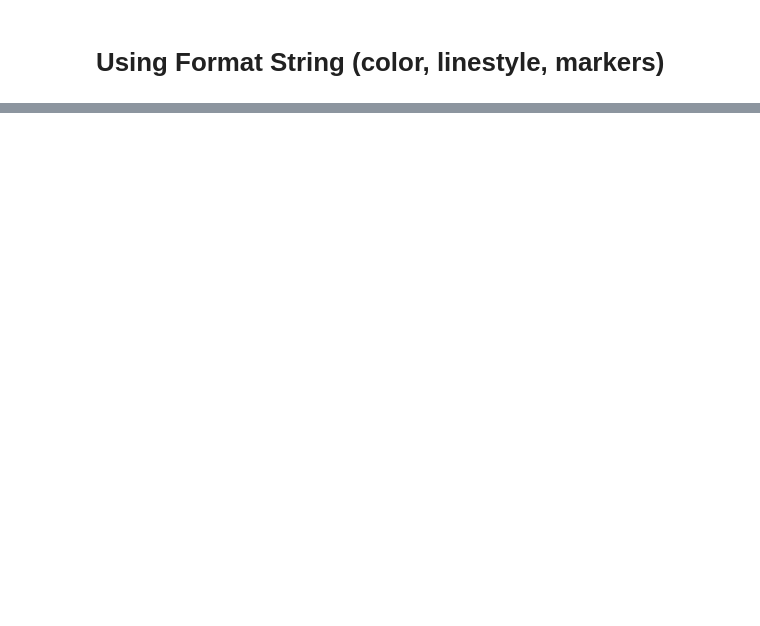
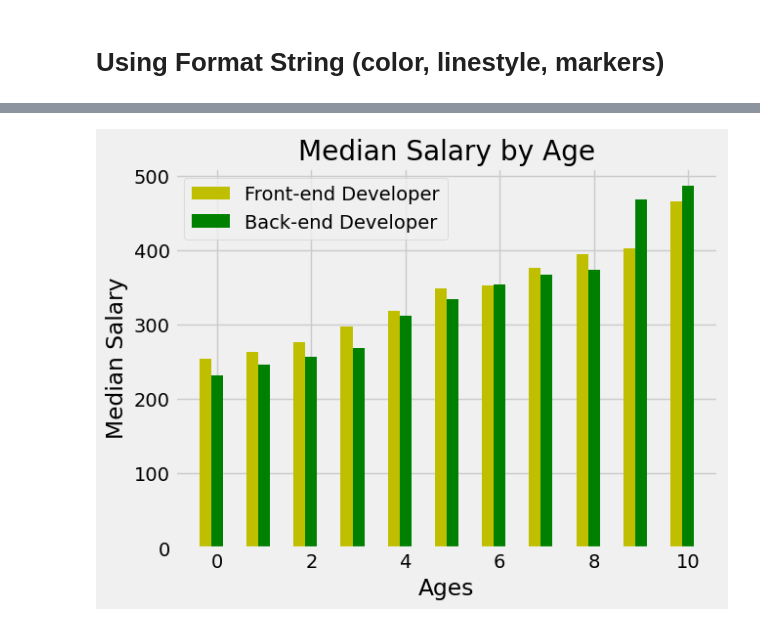
Before and after one commit to nishanlimbuchemjong/Matplotlib-for-ML-DL-AI, a Jupyter notebook: creating and customizing first plot.ipynb, the cells around one changed output, grey strips where cells are left out. Cells and saved outputs as stored; diff of their text form; code cells hidden in the pictures; blank space fills up the shorter version.

```diff
--- a/creating and customizing first plot.ipynb
+++ b/creating and customizing first plot.ipynb
@@ -54,0 +73,17 @@ plt.show()
+# %%
+x_indixes = np.arange(len(x))
+width = 0.25
+
+plt.bar(x_indixes - width, fy, width=width, color='y', label='Front-end Developer')
+
+# raw data of backend developer
+by = [232, 246, 257, 268, 312, 334, 354, 367, 374, 468, 486]
+plt.bar(x_indixes, by, width=width, color='g',label='Back-end Developer')
+plt.xticks(ticks=x_indixes, labels)
+plt.title('Median Salary by Age')
+plt.xlabel('Ages')
+plt.ylabel('Median Salary')
+plt.legend()
+plt.show()
+# %% [output]
+[figure, added]
```
Also changed, not shown: parts of 7 cells of this notebook.
